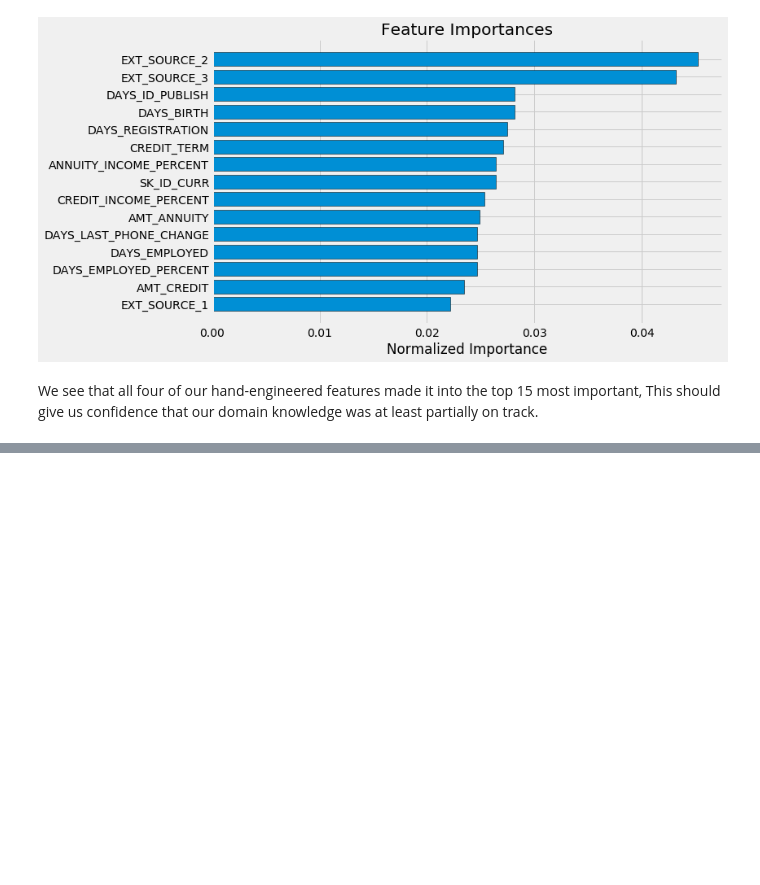
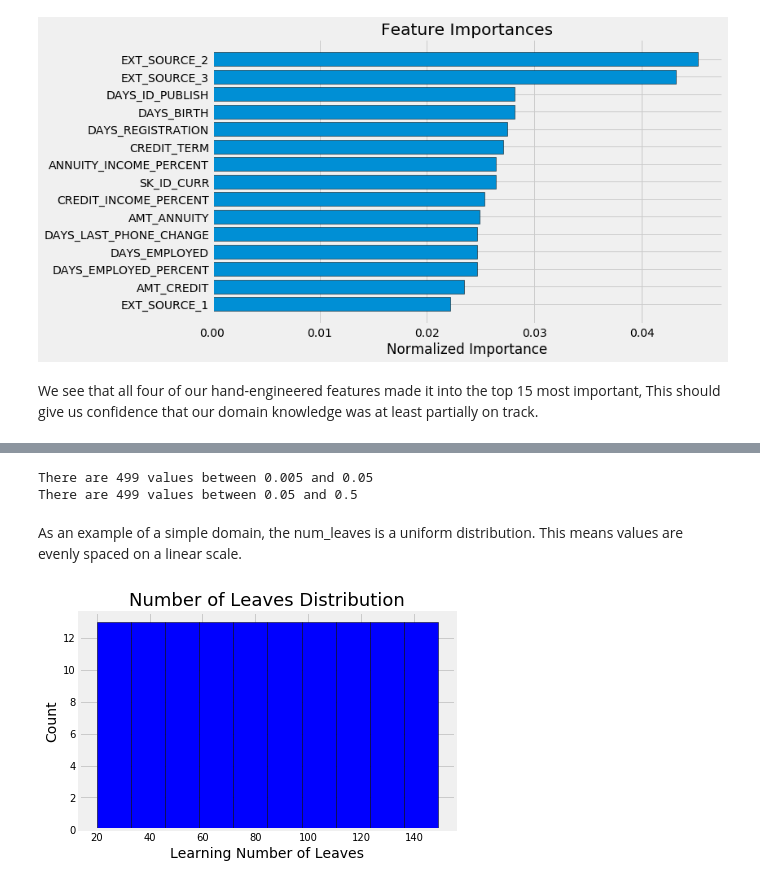
Before and after one commit to ddaly68/Springboard.DataScience, a Jupyter notebook: Capstone/HomeCreditDefaultRisk.ipynb, the cells around one changed output, grey strips where cells are left out. Drawn from its saved outputs; the diff is of its cells as text; code cells hidden in the pictures; blank space fills up the shorter version.

```diff
--- a/Capstone/HomeCreditDefaultRisk.ipynb
+++ b/Capstone/HomeCreditDefaultRisk.ipynb
@@ -914,0 +1183,27 @@ We see that all four of our hand-engineered features made it into the top 15 mos
+# %%
+a = 0
+b = 0
+
+# Check number of values in each category
+for x in param_grid['learning_rate']:
+    # Check values
+    if x >= 0.005 and x < 0.05:
+        a += 1
+    elif x >= 0.05 and x < 0.5:
+        b += 1
+
+print('There are {} values between 0.005 and 0.05'.format(a))
+print('There are {} values between 0.05 and 0.5'.format(b))
+# %% [output]
+There are 499 values between 0.005 and 0.05
+There are 499 values between 0.05 and 0.5
+# %% [markdown]
+As an example of a simple domain, the num_leaves is a uniform distribution. This means values are evenly spaced on a linear scale.
+# %%
+# number of leaves domain
+plt.hist(param_grid['num_leaves'], color = 'b', edgecolor = 'k')
+plt.xlabel('Learning Number of Leaves', size = 14);
+plt.ylabel('Count', size = 14);
+plt.title('Number of Leaves Distribution', size = 18);
+# %% [output]
+[figure, added]
```
Also changed, not shown: parts of 74 cells of this notebook.
